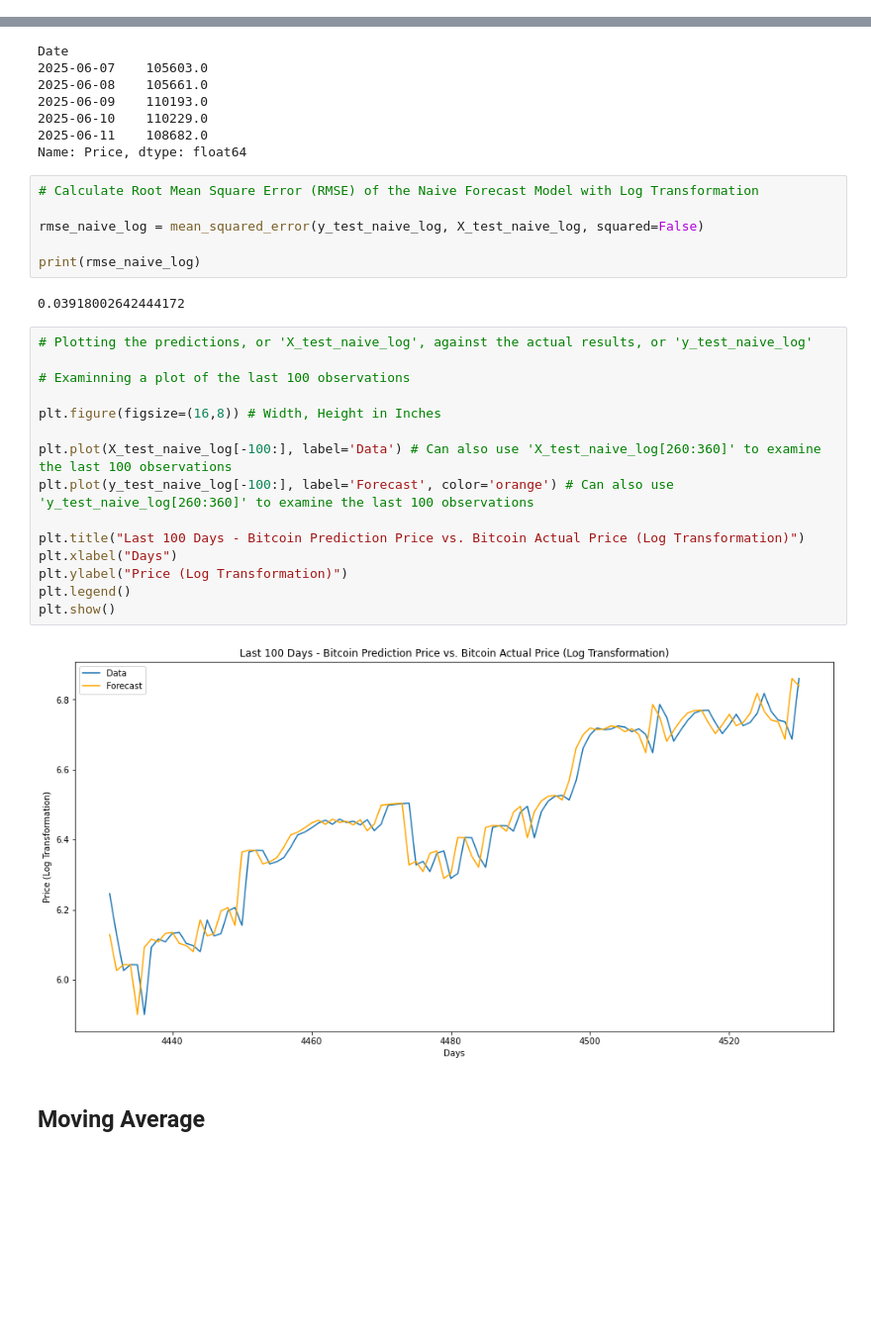
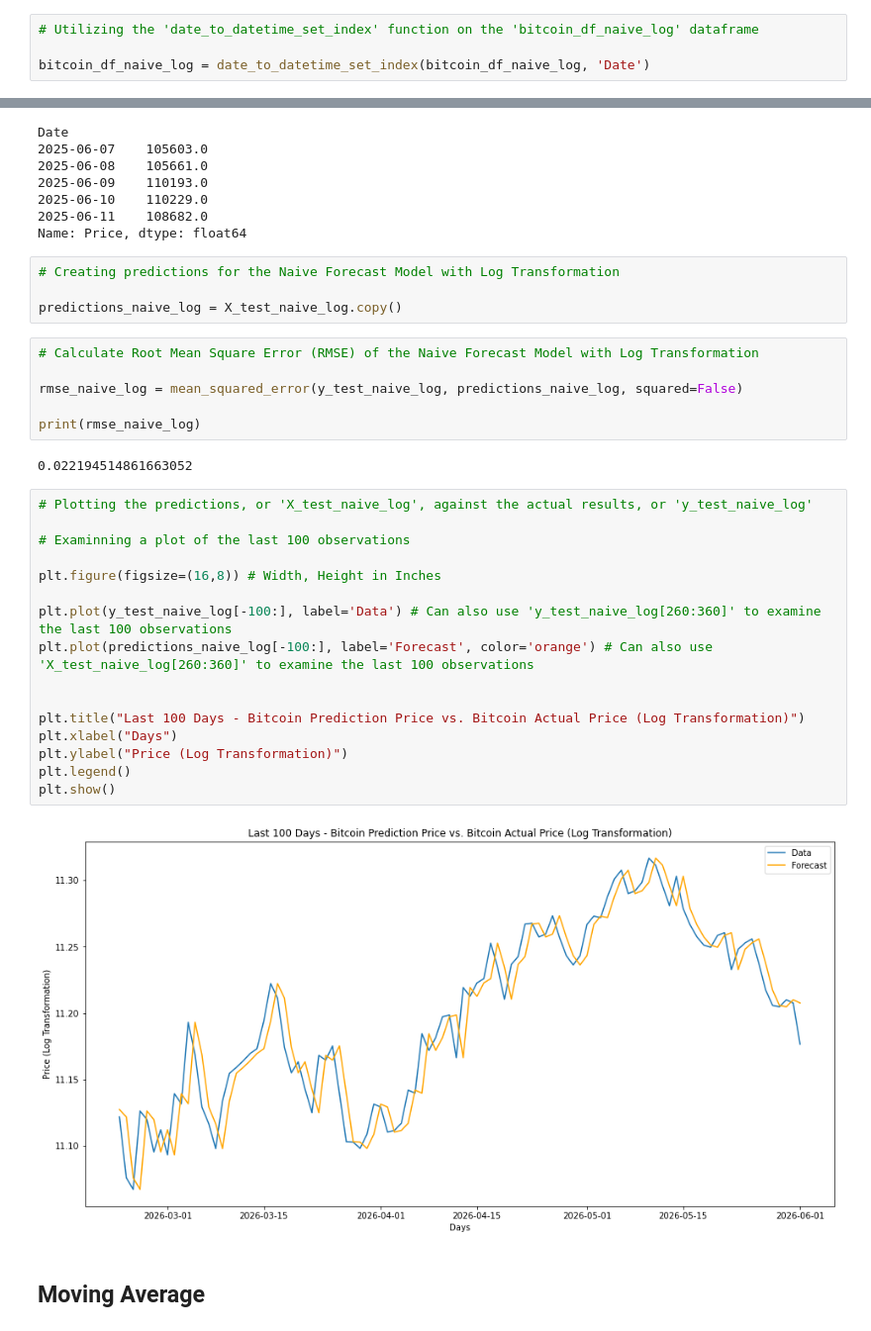
Before and after one commit to keithotuomagie/bitcoin_ts, a Jupyter notebook: notebook.ipynb, the cells around one changed output, grey strips where cells are left out. Shown at 99% size. Cells and saved outputs as stored; diff of their text form; blank space fills up the shorter version.

Commit message:
Modeling | Naive Forecast with Log Transformation

```diff
--- a/notebook.ipynb
+++ b/notebook.ipynb
@@ -448,3 +437,7 @@ bitcoin_df_naive_log.head()
 | 2 | 2026-05-30 | 11.210035 |
 | 3 | 2026-05-29 | 11.204720 |
 | 4 | 2026-05-28 | 11.205774 |
+# %%
+# Utilizing the 'date_to_datetime_set_index' function on the 'bitcoin_df_naive_log' dataframe
+
+bitcoin_df_naive_log = date_to_datetime_set_index(bitcoin_df_naive_log, 'Date')
@@ -522,31 +531,36 @@ Date
 2025-06-10    110229.0
 2025-06-11    108682.0
 Name: Price, dtype: float64
+# %%
+# Creating predictions for the Naive Forecast Model with Log Transformation
+
+predictions_naive_log = X_test_naive_log.copy()
 # %%
 # Calculate Root Mean Square Error (RMSE) of the Naive Forecast Model with Log Transformation
 
-rmse_naive_log = mean_squared_error(y_test_naive_log, X_test_naive_log, squared=False)
+rmse_naive_log = mean_squared_error(y_test_naive_log, predictions_naive_log, squared=False)
 
 print(rmse_naive_log)
 # %% [output]
-0.03918002642444172
+0.022194514861663052
 # %%
 # Plotting the predictions, or 'X_test_naive_log', against the actual results, or 'y_test_naive_log'
 
 # Examinning a plot of the last 100 observations
 
 plt.figure(figsize=(16,8)) # Width, Height in Inches
 
-plt.plot(X_test_naive_log[-100:], label='Data') # Can also use 'X_test_naive_log[260:360]' to examine the last 100 observations
-plt.plot(y_test_naive_log[-100:], label='Forecast', color='orange') # Can also use 'y_test_naive_log[260:360]' to examine the last 100 observations
+plt.plot(y_test_naive_log[-100:], label='Data') # Can also use 'y_test_naive_log[260:360]' to examine the last 100 observations
+plt.plot(predictions_naive_log[-100:], label='Forecast', color='orange') # Can also use 'X_test_naive_log[260:360]' to examine the last 100 observations
+
 
 plt.title("Last 100 Days - Bitcoin Prediction Price vs. Bitcoin Actual Price (Log Transformation)")
 plt.xlabel("Days")
 plt.ylabel("Price (Log Transformation)")
 plt.legend()
 plt.show()
 # %% [output]
-[figure, old version]
+[figure, new version]
 # %% [markdown]
 ## Moving Average ##
 # %% [markdown]
```
Also changed, not shown: parts of 16 cells of this notebook.
